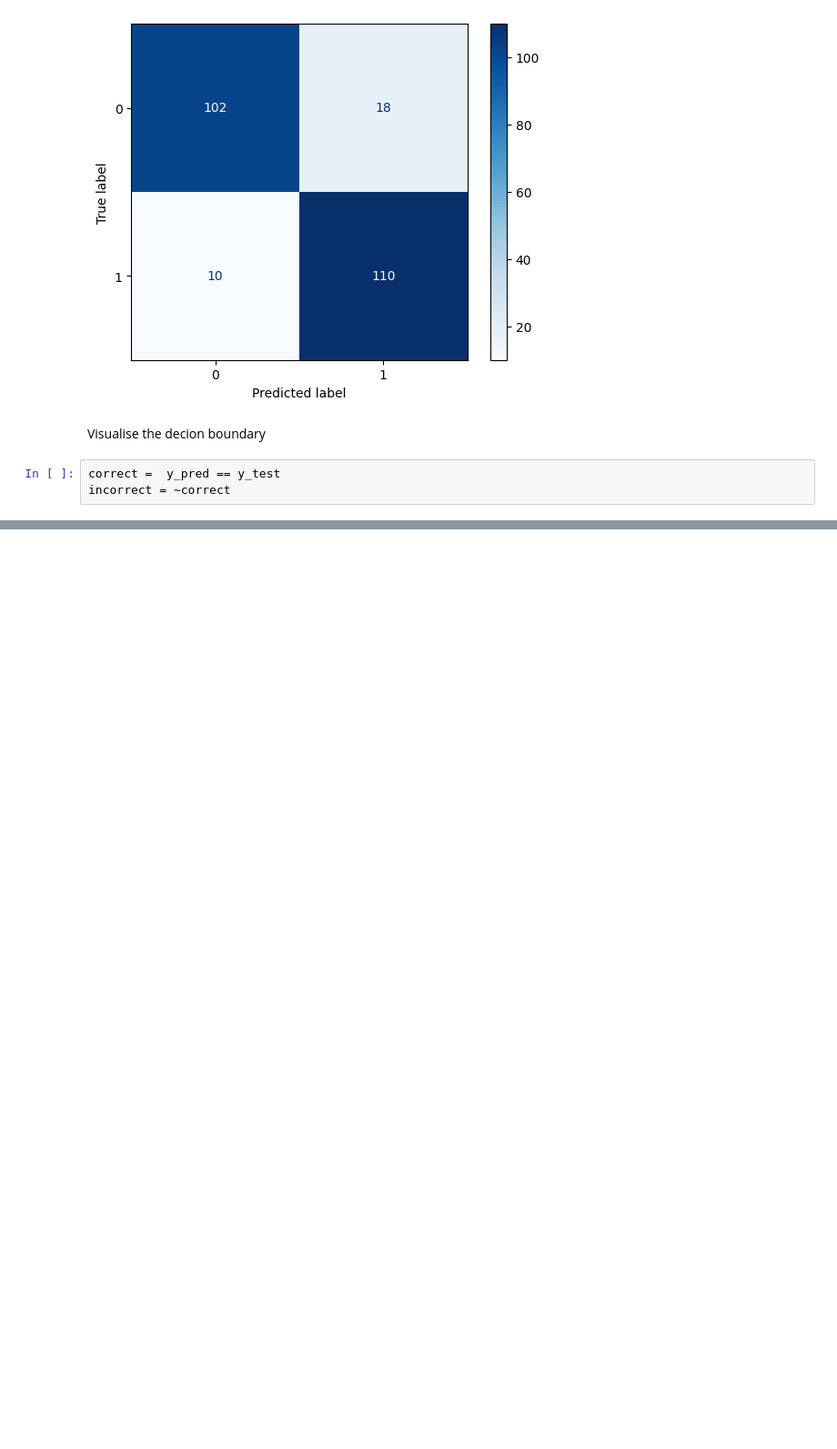
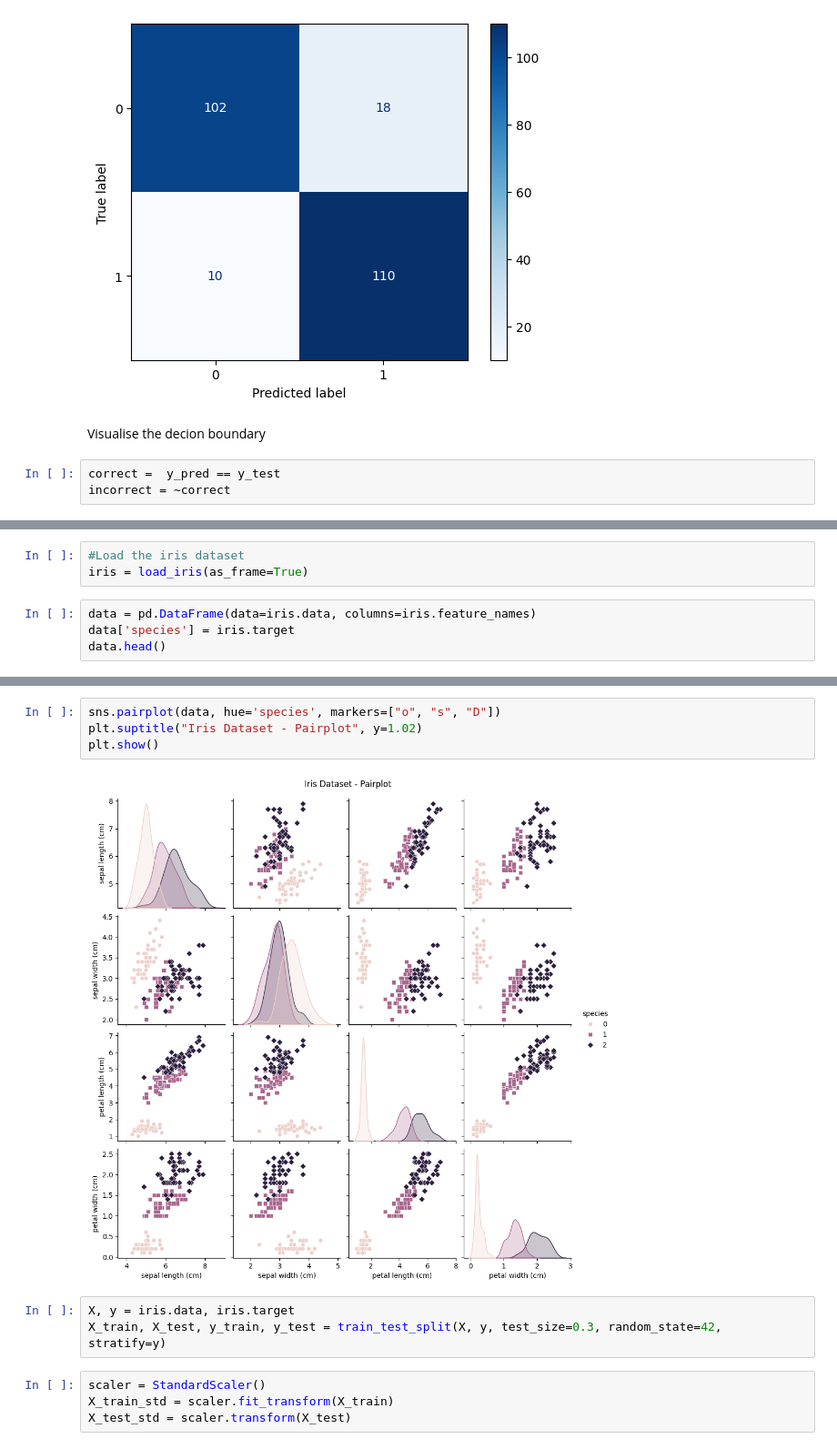
Before and after one commit to Neelabh-11/Machine-Learning, a Jupyter notebook: Lab_IITM/Lab-8 NeuralNetorks MLP.ipynb, the cells around one changed output, grey strips where cells are left out. Shown: that part at 91% size. Saved outputs shown, nothing was run; the diff lists cells and outputs as text; blank space fills up the shorter version.

```diff
--- a/Lab_IITM/Lab-8 NeuralNetorks MLP.ipynb
+++ b/Lab_IITM/Lab-8 NeuralNetorks MLP.ipynb
@@ -109,0 +151,7 @@ incorrect = ~correct
+# %%
+#Load the iris dataset
+iris = load_iris(as_frame=True)
+# %%
+data = pd.DataFrame(data=iris.data, columns=iris.feature_names)
+data['species'] = iris.target
+data.head()
@@ -109,0 +184,13 @@ incorrect = ~correct
+# %%
+sns.pairplot(data, hue='species', markers=["o", "s", "D"])
+plt.suptitle("Iris Dataset - Pairplot", y=1.02)
+plt.show()
+# %% [output]
+[figure, added]
+# %%
+X, y = iris.data, iris.target
+X_train, X_test, y_train, y_test = train_test_split(X, y, test_size=0.3, random_state=42, stratify=y)
+# %%
+scaler = StandardScaler()
+X_train_std = scaler.fit_transform(X_train)
+X_test_std = scaler.transform(X_test)
```
Also changed, not shown: parts of 41 cells of this notebook.
